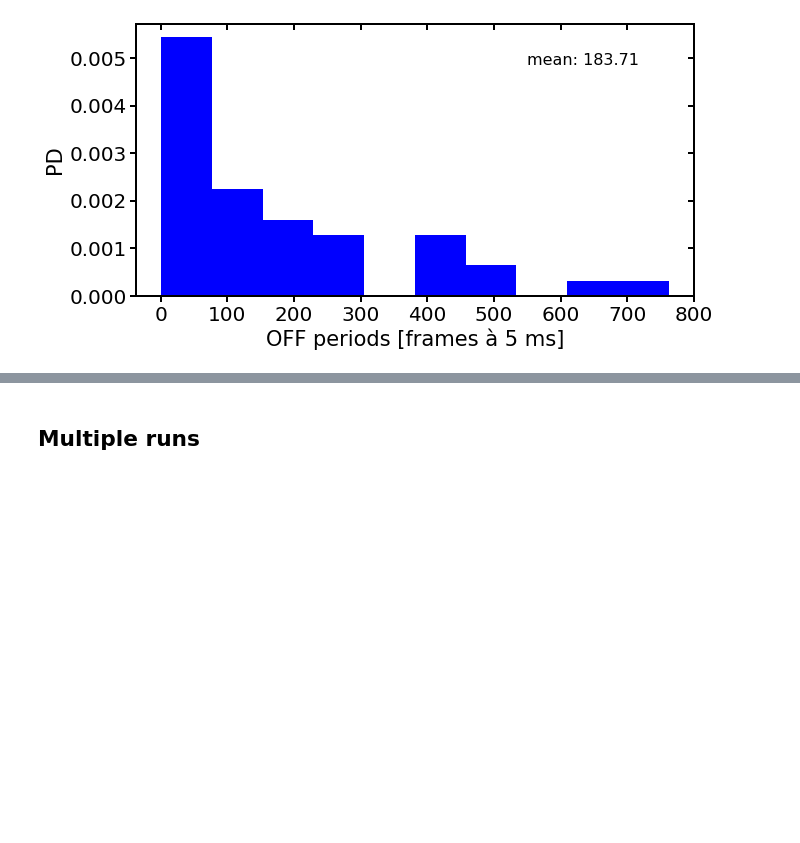
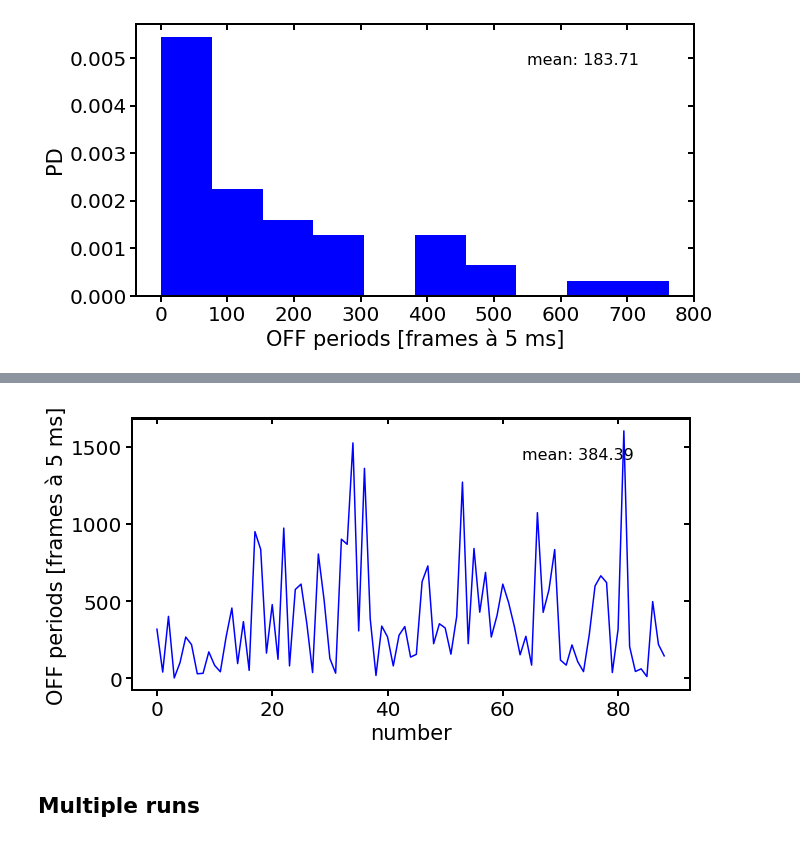
Before and after one commit to super-resolution/Fluopy, a Jupyter notebook: notebooks/Classic_jablonski_model.ipynb, the cells around one changed output, grey strips where cells are left out. Cells and saved outputs as stored; diff of their text form; code cells hidden in the pictures; blank space fills up the shorter version.

```diff
--- a/notebooks/Classic_jablonski_model.ipynb
+++ b/notebooks/Classic_jablonski_model.ipynb
@@ -118,3 +121,7 @@ fig, ax = fi.FigureCollection(system).on_off(on=False)
+# %%
+fig, ax = fi.FigureCollection(system).on_off(time_series=True, on=False)
+# %% [output]
+[figure, added]
 # %% [markdown]
 ## Multiple runs
 # %%
```
Also changed, not shown: parts of 6 cells of this notebook, 14 other files.
